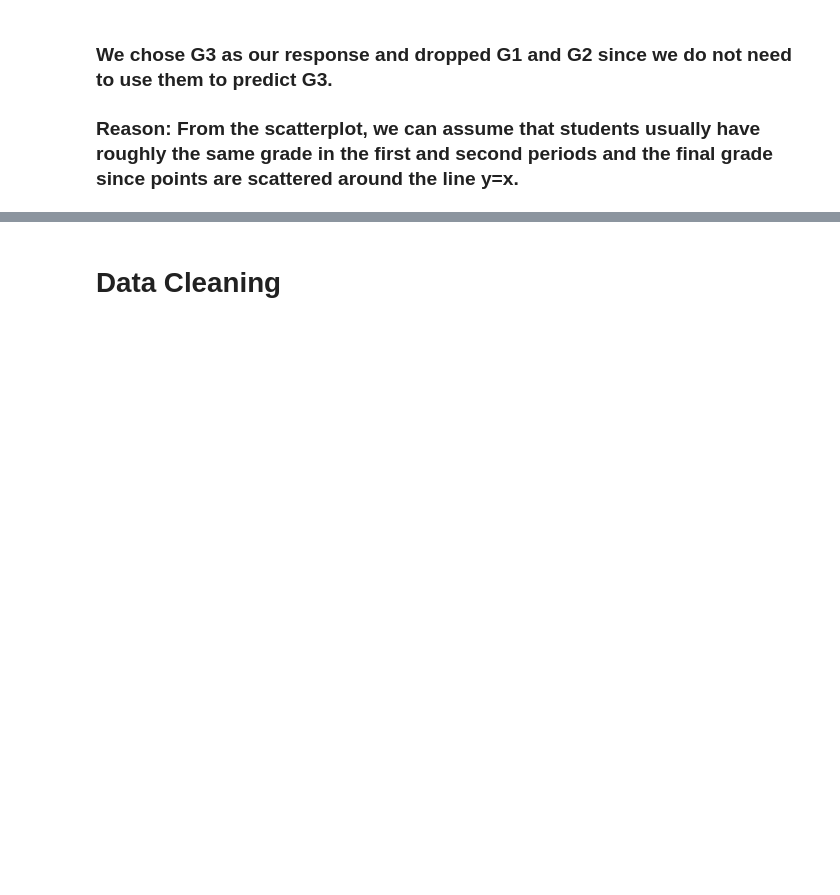
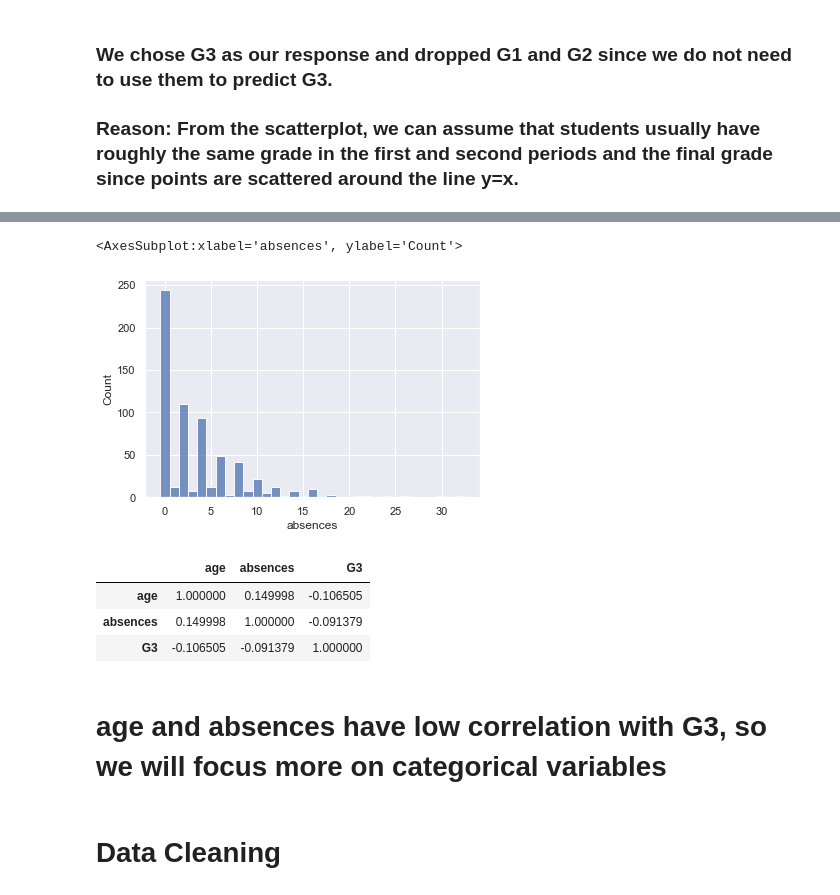
Before and after one commit to potatopotati/SC1015-mini-project, a Jupyter notebook: mini proj.ipynb, the cells around one changed output, grey strips where cells are left out. Saved outputs shown, nothing was run; the diff lists cells and outputs as text; code cells hidden in the pictures; blank space fills up the shorter version.

```diff
--- a/mini proj.ipynb
+++ b/mini proj.ipynb
@@ -57,3 +65,18 @@ grade_df
+# %%
+sb.histplot(grade_df.absences,bins=20,discrete=True)
+# %% [output]
+<AxesSubplot:xlabel='absences', ylabel='Count'>
+[figure, added]
+# %%
+numdf=grade_df[['age','absences','G3']]
+numdf.corr()
+# %% [output]
+|  | age | absences | G3 |
+| age | 1.000000 | 0.149998 | -0.106505 |
+| absences | 0.149998 | 1.000000 | -0.091379 |
+| G3 | -0.106505 | -0.091379 | 1.000000 |
+# %% [markdown]
+# age and absences have low correlation with G3, so we will focus more on categorical variables
 # %% [markdown]
 # Data Cleaning
 # %%
```
Also changed, not shown: parts of 21 cells of this notebook.
